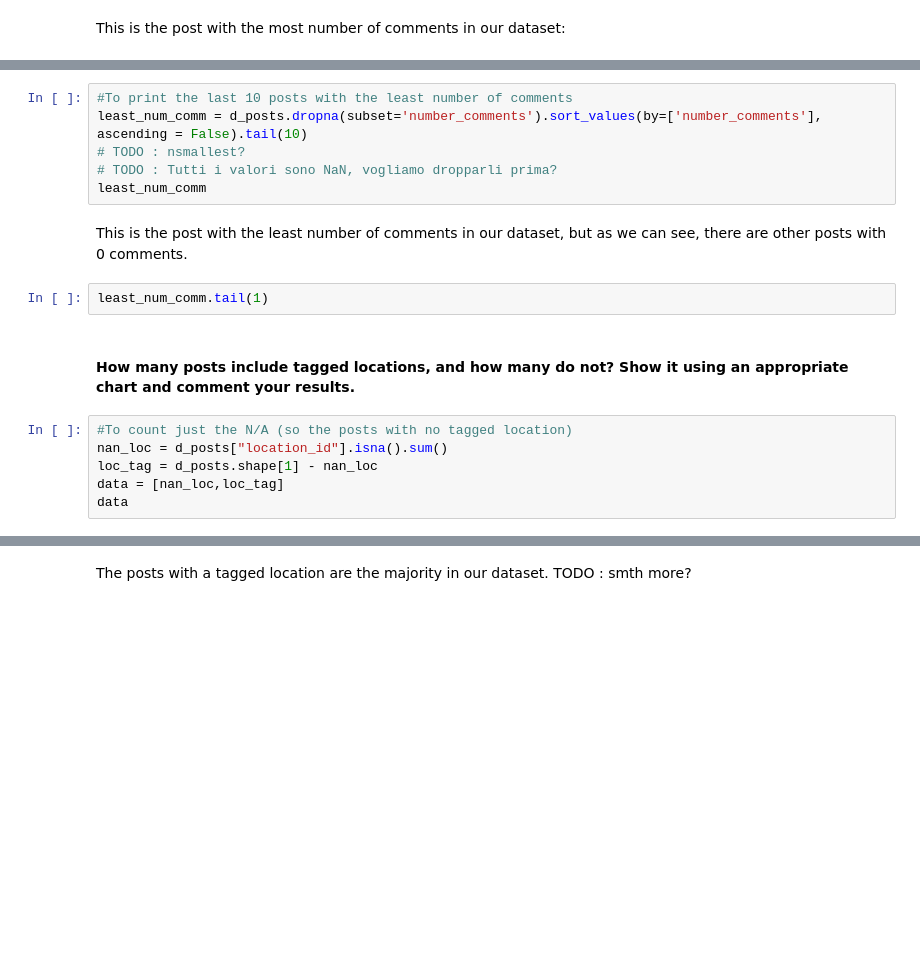
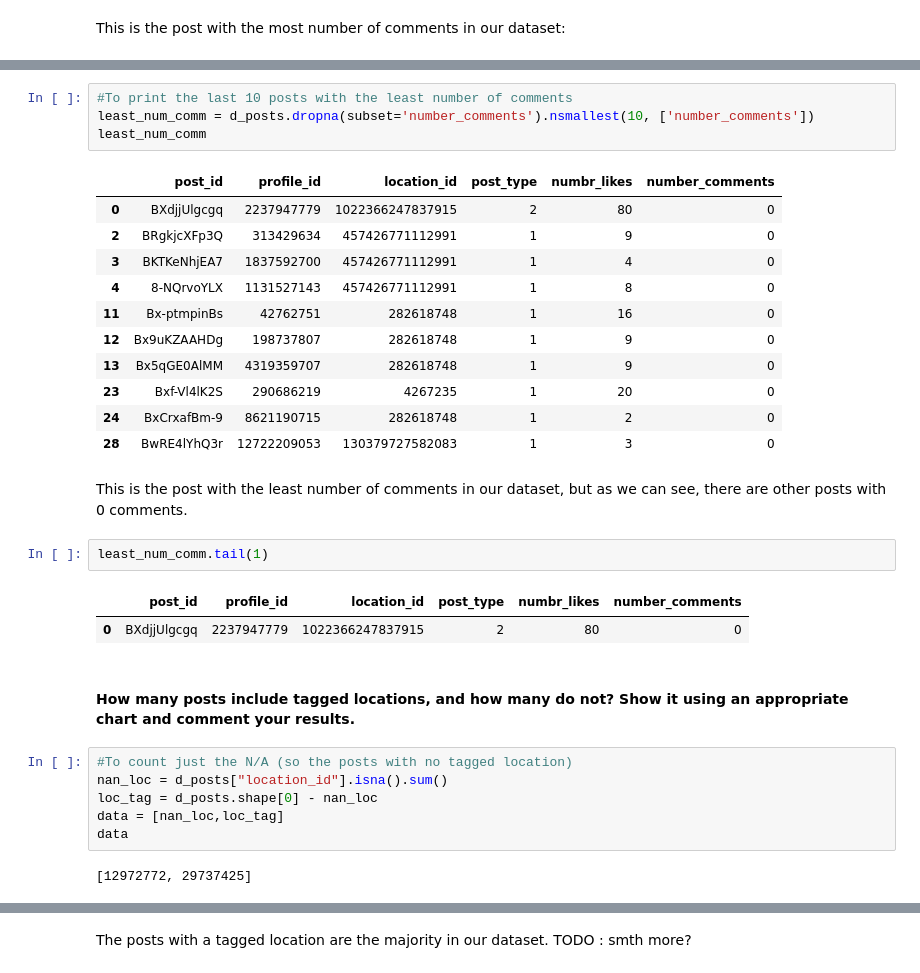
Before and after one commit to Prot10/ADM_HW_2, a Jupyter notebook: general.ipynb, the cells around one changed output, grey strips where cells are left out. Cells and saved outputs as stored; diff of their text form; blank space fills up the shorter version.

```diff
--- a/general.ipynb
+++ b/general.ipynb
@@ -600,21 +637,36 @@ most_num_comm.head(1)
 # %%
 #To print the last 10 posts with the least number of comments
-least_num_comm = d_posts.dropna(subset='number_comments').sort_values(by=['number_comments'], ascending = False).tail(10)
-# TODO : nsmallest?
-# TODO : Tutti i valori sono NaN, vogliamo dropparli prima?
+least_num_comm = d_posts.dropna(subset='number_comments').nsmallest(10, ['number_comments'])
 least_num_comm
+# %% [output]
+|  | post_id | profile_id | location_id | post_type | numbr_likes | number_comments |
+| 0 | BXdjjUlgcgq | 2237947779 | 1022366247837915 | 2 | 80 | 0 |
+| 2 | BRgkjcXFp3Q | 313429634 | 457426771112991 | 1 | 9 | 0 |
+| 3 | BKTKeNhjEA7 | 1837592700 | 457426771112991 | 1 | 4 | 0 |
+| 4 | 8-NQrvoYLX | 1131527143 | 457426771112991 | 1 | 8 | 0 |
+| 11 | Bx-ptmpinBs | 42762751 | 282618748 | 1 | 16 | 0 |
+| 12 | Bx9uKZAAHDg | 198737807 | 282618748 | 1 | 9 | 0 |
+| 13 | Bx5qGE0AlMM | 4319359707 | 282618748 | 1 | 9 | 0 |
+| 23 | Bxf-Vl4lK2S | 290686219 | 4267235 | 1 | 20 | 0 |
+| 24 | BxCrxafBm-9 | 8621190715 | 282618748 | 1 | 2 | 0 |
+| 28 | BwRE4lYhQ3r | 12722209053 | 130379727582083 | 1 | 3 | 0 |
 # %% [markdown]
 This is the post with the least number of comments in our dataset, but as we can see, there are other posts with 0 comments.
 # %%
 least_num_comm.tail(1)
+# %% [output]
+|  | post_id | profile_id | location_id | post_type | numbr_likes | number_comments |
+| 0 | BXdjjUlgcgq | 2237947779 | 1022366247837915 | 2 | 80 | 0 |
 # %% [markdown]
 ####  How many posts include tagged locations, and how many do not? Show it using an appropriate chart and comment your results.
 # %%
 #To count just the N/A (so the posts with no tagged location)
 nan_loc = d_posts["location_id"].isna().sum()
-loc_tag = d_posts.shape[1] - nan_loc
+loc_tag = d_posts.shape[0] - nan_loc
 data = [nan_loc,loc_tag]
 data
+# %% [output]
+[12972772, 29737425]
 # %%
 #Plot
 plt.figure(1, figsize=(25, 5))
```
Also changed, not shown: parts of 14 cells of this notebook, 1 other file.
